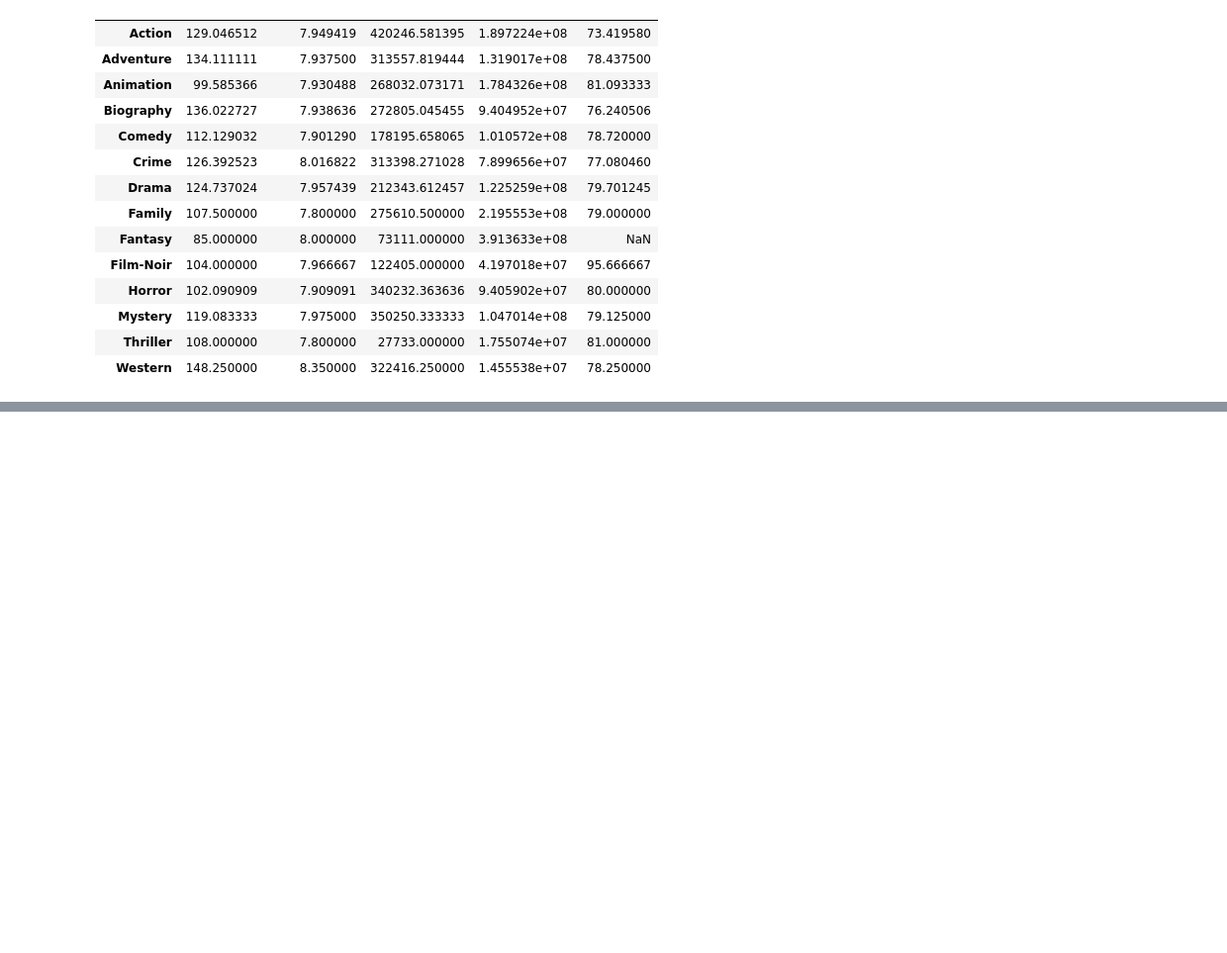
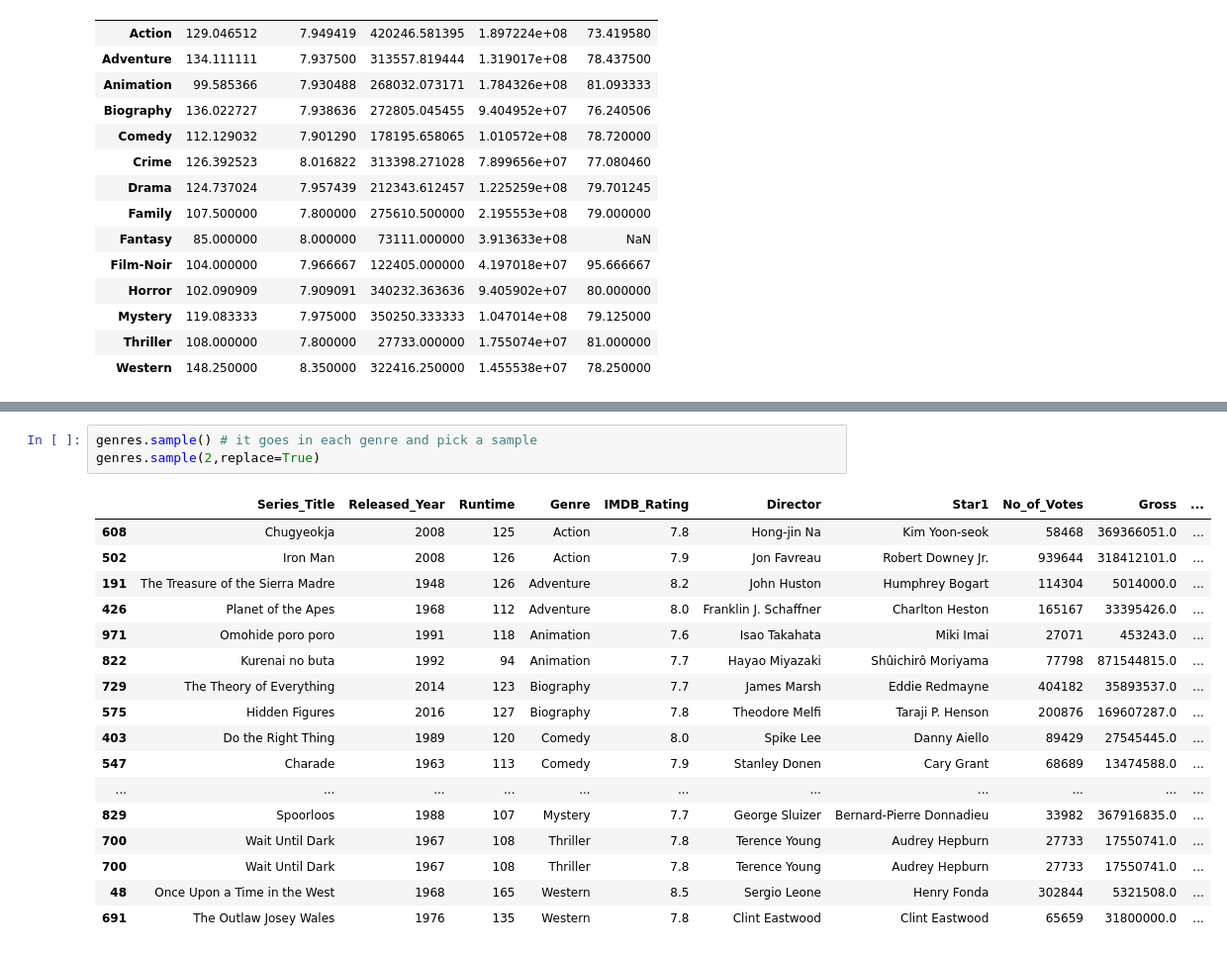
Before and after one commit to rahulkumar80026/Machine-Learning-Basic-to-Advanced, a Jupyter notebook: Pandas/pandas4.ipynb, the cells around one changed output, grey strips where cells are left out. Shown at 99% size. Drawn from its saved outputs; the diff is of its cells as text; blank space fills up the shorter version.

```diff
--- a/Pandas/pandas4.ipynb
+++ b/Pandas/pandas4.ipynb
@@ -77,0 +287,21 @@ genres.mean(numeric_only=True)
+# %%
+genres.sample() # it goes in each genre and pick a sample
+genres.sample(2,replace=True)
+# %% [output]
+|  | Series_Title | Released_Year | Runtime | Genre | IMDB_Rating | Director | Star1 | No_of_Votes | Gross | ... |
+| 608 | Chugyeokja | 2008 | 125 | Action | 7.8 | Hong-jin Na | Kim Yoon-seok | 58468 | 369366051.0 | ... |
+| 502 | Iron Man | 2008 | 126 | Action | 7.9 | Jon Favreau | Robert Downey Jr. | 939644 | 318412101.0 | ... |
+| 191 | The Treasure of the Sierra Madre | 1948 | 126 | Adventure | 8.2 | John Huston | Humphrey Bogart | 114304 | 5014000.0 | ... |
+| 426 | Planet of the Apes | 1968 | 112 | Adventure | 8.0 | Franklin J. Schaffner | Charlton Heston | 165167 | 33395426.0 | ... |
+| 971 | Omohide poro poro | 1991 | 118 | Animation | 7.6 | Isao Takahata | Miki Imai | 27071 | 453243.0 | ... |
+| 822 | Kurenai no buta | 1992 | 94 | Animation | 7.7 | Hayao Miyazaki | Shûichirô Moriyama | 77798 | 871544815.0 | ... |
+| 729 | The Theory of Everything | 2014 | 123 | Biography | 7.7 | James Marsh | Eddie Redmayne | 404182 | 35893537.0 | ... |
+| 575 | Hidden Figures | 2016 | 127 | Biography | 7.8 | Theodore Melfi | Taraji P. Henson | 200876 | 169607287.0 | ... |
+| 403 | Do the Right Thing | 1989 | 120 | Comedy | 8.0 | Spike Lee | Danny Aiello | 89429 | 27545445.0 | ... |
+| 547 | Charade | 1963 | 113 | Comedy | 7.9 | Stanley Donen | Cary Grant | 68689 | 13474588.0 | ... |
+| ... | ... | ... | ... | ... | ... | ... | ... | ... | ... | ... |
+| 829 | Spoorloos | 1988 | 107 | Mystery | 7.7 | George Sluizer | Bernard-Pierre Donnadieu | 33982 | 367916835.0 | ... |
+| 700 | Wait Until Dark | 1967 | 108 | Thriller | 7.8 | Terence Young | Audrey Hepburn | 27733 | 17550741.0 | ... |
+| 700 | Wait Until Dark | 1967 | 108 | Thriller | 7.8 | Terence Young | Audrey Hepburn | 27733 | 17550741.0 | ... |
+| 48 | Once Upon a Time in the West | 1968 | 165 | Western | 8.5 | Sergio Leone | Henry Fonda | 302844 | 5321508.0 | ... |
+| 691 | The Outlaw Josey Wales | 1976 | 135 | Western | 7.8 | Clint Eastwood | Clint Eastwood | 65659 | 31800000.0 | ... |
```
Also changed, not shown: parts of 18 cells of this notebook, 1 other file.
